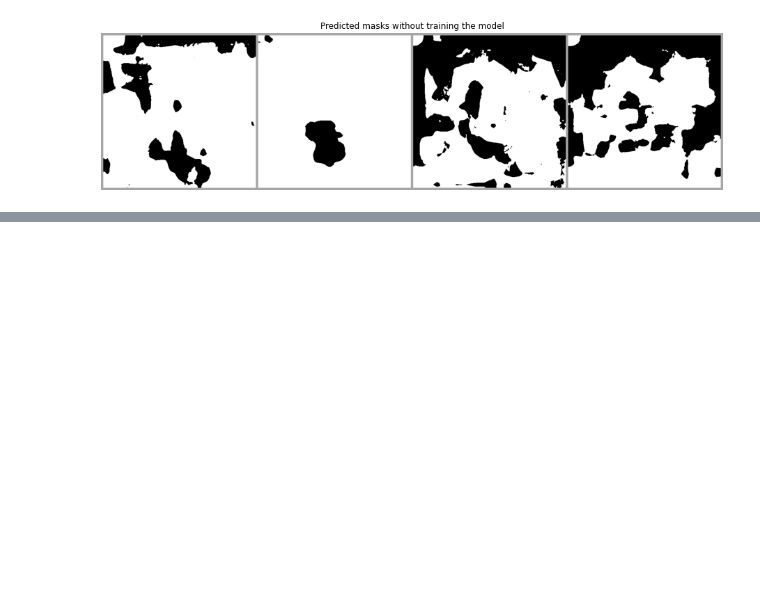
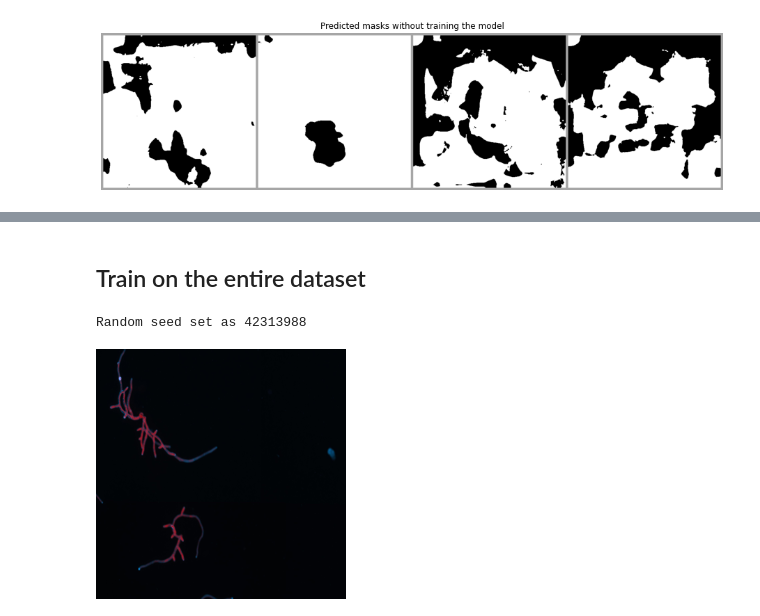
Before and after one commit to alcazar90/plant-segmentation, a Jupyter notebook: single-segmentation.ipynb, the cells around one changed output, grey strips where cells are left out. Cells and saved outputs as stored; diff of their text form; code cells hidden in the pictures; blank space fills up the shorter version.

```diff
--- a/single-segmentation.ipynb
+++ b/single-segmentation.ipynb
@@ -176,0 +179,33 @@ display_batch_masks(yb.max(dim=1)[0].unsqueeze(1).cpu(), caption='Ground truth')
+# %% [markdown]
+## Train on the entire dataset
+# %%
+set_seed(42313988)
+# Hyperparameters --------------------------------------------------------------
+lr = 1e-3           # learning rate
+n_steps = 301       # number of steps to update the gradients
+eval_steps=25       # evaluate every 10 epochs
+BS = 2              # batch-size
+
+# DataLoaders ------------------------------------------------------------------
+val_pct = 0.15  # % of validation data
+val_size= int(len(dataset) * val_pct)
+train_size = len(dataset) - val_size
+val_size, train_size
+
+# Split the dataset into training and validation sets
+train_set, val_set = random_split(dataset, [train_size, val_size])
+
+# Create data loaders for the training and validation sets
+train_loader = DataLoader(train_set, batch_size=BS,
+                          shuffle=True, num_workers=0,
+                          collate_fn = lambda x: collate_fn(x, target_fn=get_binary_target))
+
+val_loader = DataLoader(val_set, batch_size=BS,
+                        shuffle=False, num_workers=0,
+                        collate_fn = lambda x: collate_fn(x, target_fn=get_binary_target))
+# %% [output]
+Random seed set as 42313988
+# %%
+val_set[0]['image'].resize((250, 250))
+# %% [output]
+[figure, added]
```
Also changed, not shown: parts of 28 cells of this notebook, 1 other file.
